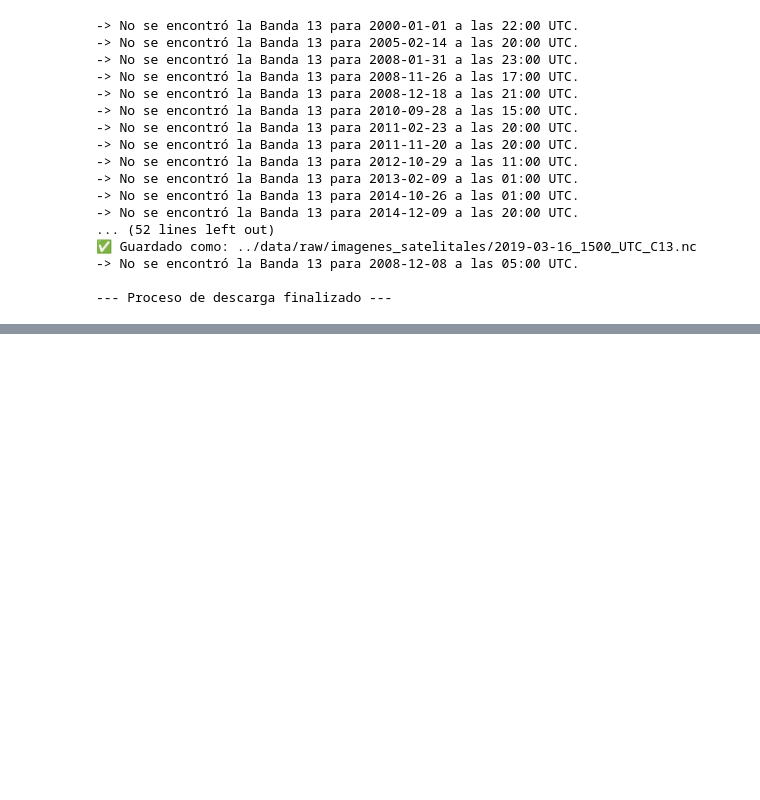
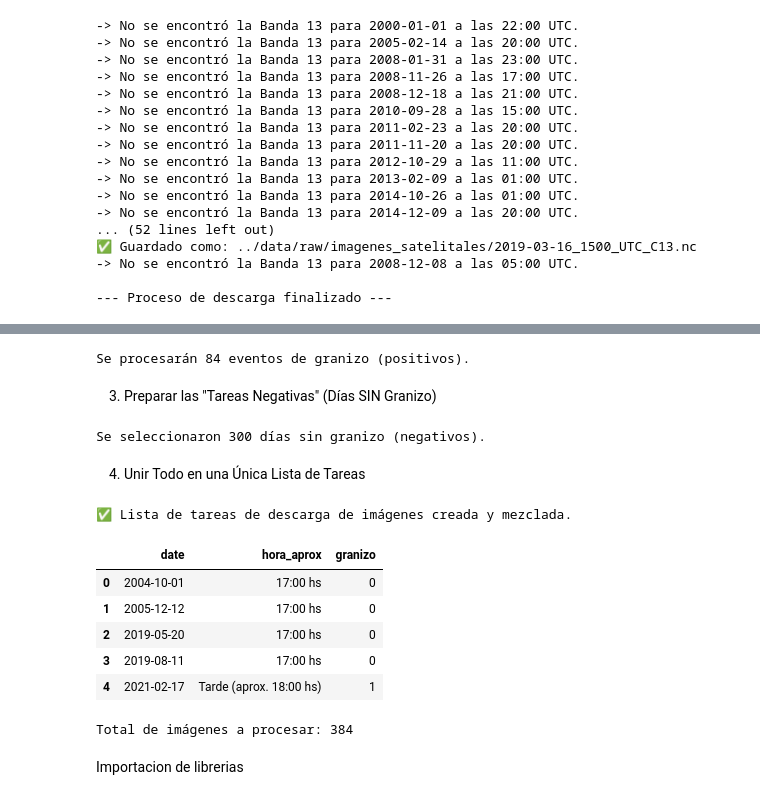
Before and after one commit to Nahuelito22/Nimbus-AI, a Jupyter notebook: notebooks/07_recoleccion_imagenes.ipynb, the cells around one changed output, grey strips where cells are left out. Saved outputs shown, nothing was run; the diff lists cells and outputs as text; code cells hidden in the pictures; blank space fills up the shorter version.

```diff
--- a/notebooks/07_recoleccion_imagenes.ipynb
+++ b/notebooks/07_recoleccion_imagenes.ipynb
@@ -260,0 +276,10 @@ Iniciando la descarga de imágenes satelitales...
+# %%
+# El dataset enriquecido, que tiene TODAS las fechas
+ruta_dataset_enriquecido = "../data/processed/dataset_final_enriquecido.csv"
+df_completo = pd.read_csv(ruta_dataset_enriquecido, parse_dates=['date'])
+
+# El archivo de eventos, que tiene las HORAS que investigaste
+ruta_eventos = "../data/raw/eventos_granizo_limpio_hora.csv"
+df_eventos = pd.read_csv(ruta_eventos, parse_dates=['fecha'])
+
+print("✅ Datasets cargados.")
@@ -260,0 +290,46 @@ Iniciando la descarga de imágenes satelitales...
+# %%
+# Nos quedamos con las columnas que necesitamos de tu investigación
+tareas_positivas = df_eventos[['fecha', 'hora_aprox']].copy()
+tareas_positivas = tareas_positivas.rename(columns={'fecha': 'date'})
+tareas_positivas['granizo'] = 1
+print(f"Se procesarán {len(tareas_positivas)} eventos de granizo (positivos).")
+# %% [output]
+Se procesarán 84 eventos de granizo (positivos).
+# %% [markdown]
+3) Preparar las "Tareas Negativas" (Días SIN Granizo)
+# %%
+# Filtramos los días que NO tuvieron granizo en nuestro dataset principal
+df_sin_granizo = df_completo[df_completo['granizo'] == 0]
+# %%
+# Seleccionamos una muestra aleatoria (ej. 300 días) para tener un balance
+# random_state es para que la muestra sea siempre la misma si volvemos a correr el código
+tareas_negativas = df_sin_granizo.sample(n=300, random_state=42).copy()
+# Les asignamos una hora estándar de la tarde (20:00 UTC), que es el pico de actividad
+tareas_negativas['hora_aprox'] = "17:00 hs"
+tareas_negativas['granizo'] = 0
+# Nos quedamos solo con las columnas que necesitamos
+tareas_negativas = tareas_negativas[['date', 'hora_aprox', 'granizo']]
+print(f"Se seleccionaron {len(tareas_negativas)} días sin granizo (negativos).")
+# %% [output]
+Se seleccionaron 300 días sin granizo (negativos).
+# %% [markdown]
+4) Unir Todo en una Única Lista de Tareas
+# %%
+df_tareas_imagenes = pd.concat([tareas_positivas, tareas_negativas], ignore_index=True)
+# Mezclamos las filas para que no estén todas las positivas juntas
+df_tareas_imagenes = df_tareas_imagenes.sample(frac=1, random_state=42).reset_index(drop=True)
+
+print("\n\n✅ Lista de tareas de descarga de imágenes creada y mezclada.")
+display(df_tareas_imagenes.head())
+print(f"Total de imágenes a procesar: {len(df_tareas_imagenes)}")
+# %% [output]
+✅ Lista de tareas de descarga de imágenes creada y mezclada.
+|  | date | hora_aprox | granizo |
+| 0 | 2004-10-01 | 17:00 hs | 0 |
+| 1 | 2005-12-12 | 17:00 hs | 0 |
+| 2 | 2019-05-20 | 17:00 hs | 0 |
+| 3 | 2019-08-11 | 17:00 hs | 0 |
+| 4 | 2021-02-17 | Tarde (aprox. 18:00 hs) | 1 |
+Total de imágenes a procesar: 384
+# %% [markdown]
+Importacion de librerias
```
Also changed, not shown: parts of 21 cells of this notebook, 7 other files.
